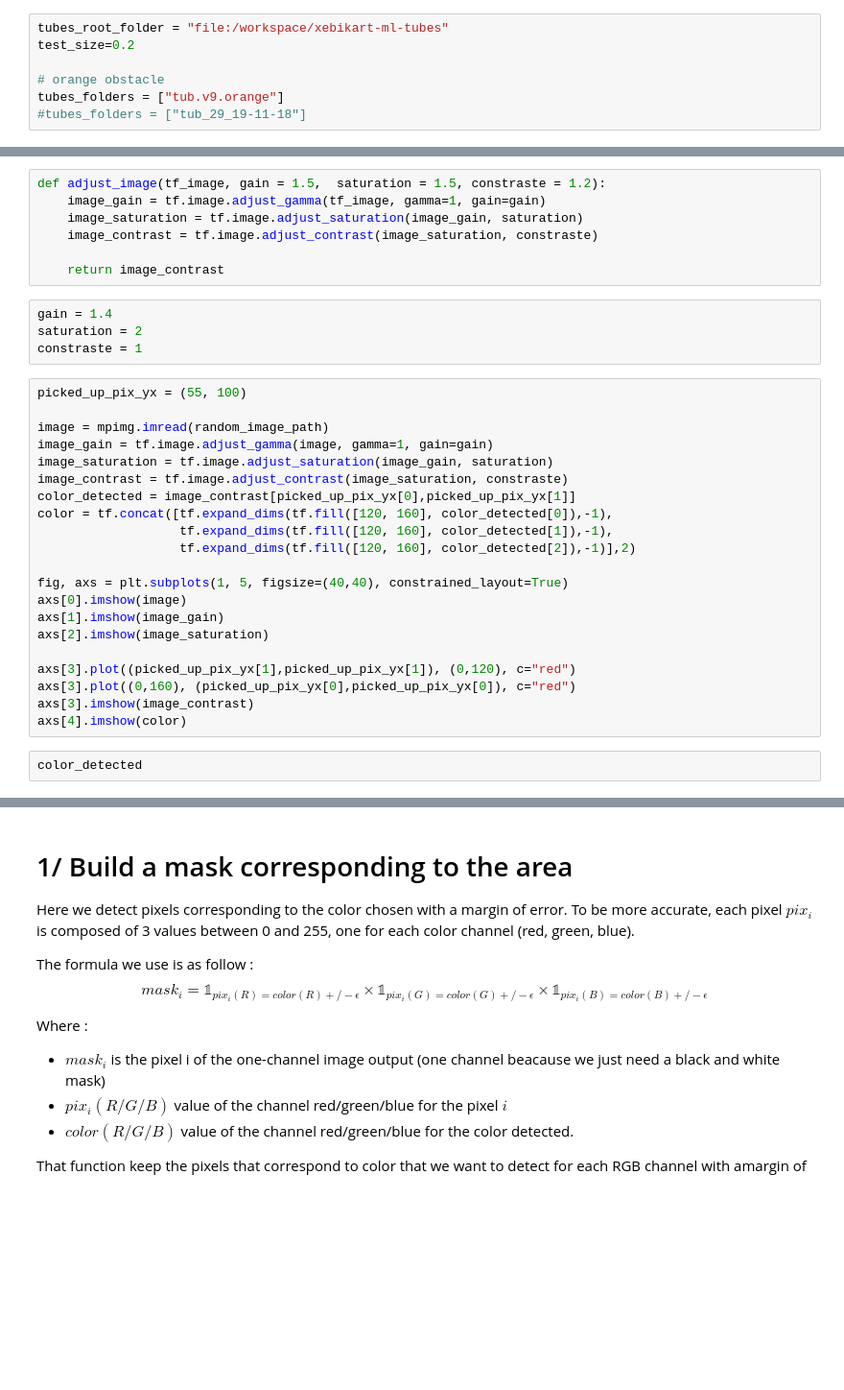
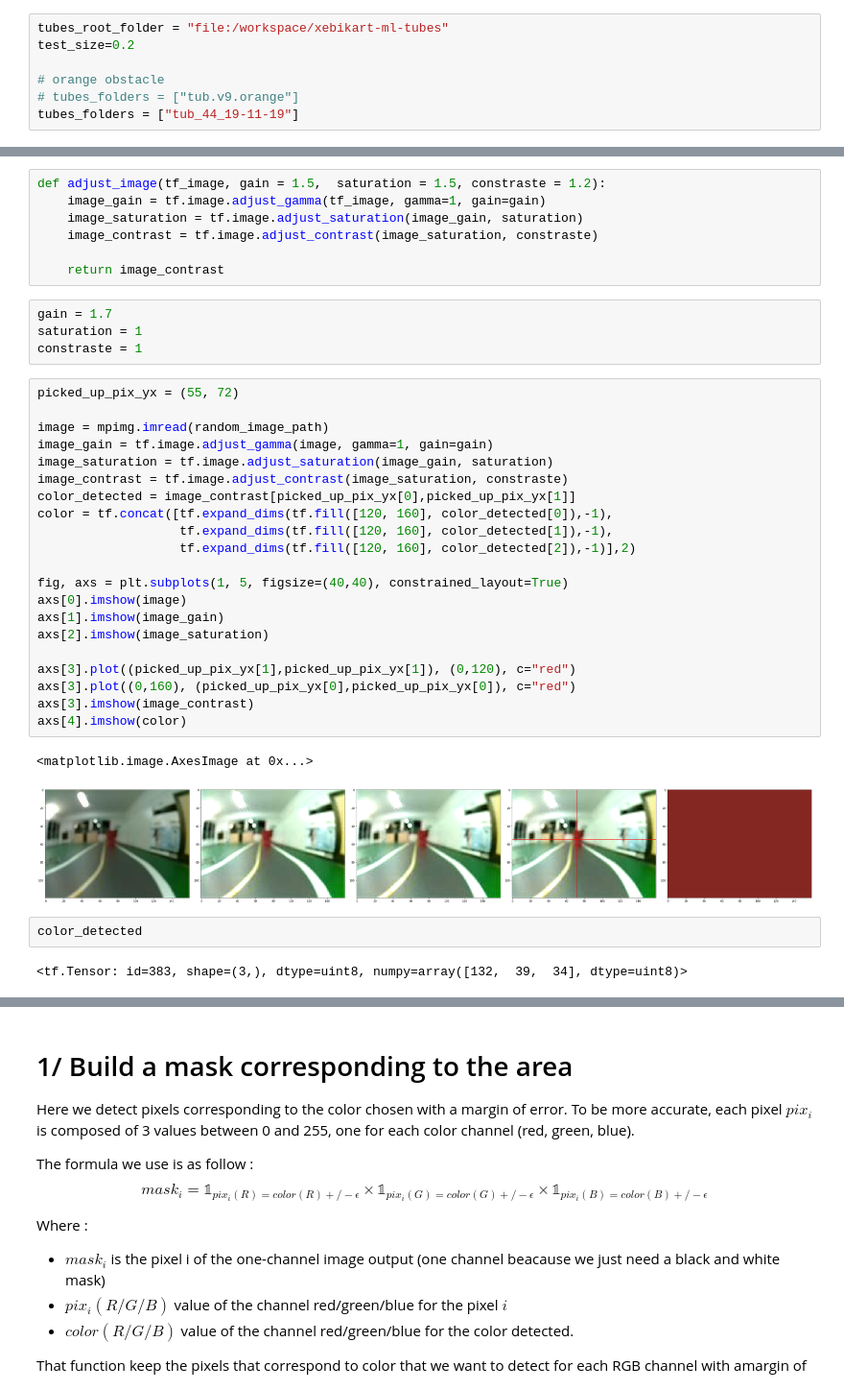
Before and after one commit to publicissapient-france/xebikart-car, a Jupyter notebook: car-ml/workspace/computer_vision/DETECT_color_area.ipynb, the cells around one changed output, grey strips where cells are left out. Shown at 96% size. Saved outputs shown, nothing was run; the diff lists cells and outputs as text; blank space fills up the shorter version.

```diff
--- a/car-ml/workspace/computer_vision/DETECT_color_area.ipynb
+++ b/car-ml/workspace/computer_vision/DETECT_color_area.ipynb
@@ -55,8 +61,8 @@ tubes_root_folder = "file:/workspace/xebikart-ml-tubes"
 test_size=0.2
 
 # orange obstacle
-tubes_folders = ["tub.v9.orange"]
-#tubes_folders = ["tub_29_19-11-18"]
+# tubes_folders = ["tub.v9.orange"]
+tubes_folders = ["tub_44_19-11-19"]
 # %% [markdown]
 ### Plot some examples
 # %%
@@ -92,32 +106,37 @@ def adjust_image(tf_image, gain = 1.5,  saturation = 1.5, constraste = 1.2):
 
     return image_contrast
 # %%
-gain = 1.4
-saturation = 2
+gain = 1.7
+saturation = 1
 constraste = 1
 # %%
-picked_up_pix_yx = (55, 100)
+picked_up_pix_yx = (55, 72)
 
 image = mpimg.imread(random_image_path)
 image_gain = tf.image.adjust_gamma(image, gamma=1, gain=gain)
 image_saturation = tf.image.adjust_saturation(image_gain, saturation)
 image_contrast = tf.image.adjust_contrast(image_saturation, constraste)
 color_detected = image_contrast[picked_up_pix_yx[0],picked_up_pix_yx[1]]
 color = tf.concat([tf.expand_dims(tf.fill([120, 160], color_detected[0]),-1),
                    tf.expand_dims(tf.fill([120, 160], color_detected[1]),-1),
                    tf.expand_dims(tf.fill([120, 160], color_detected[2]),-1)],2)
 
 fig, axs = plt.subplots(1, 5, figsize=(40,40), constrained_layout=True)
 axs[0].imshow(image)
 axs[1].imshow(image_gain)
 axs[2].imshow(image_saturation)
 
 axs[3].plot((picked_up_pix_yx[1],picked_up_pix_yx[1]), (0,120), c="red")
 axs[3].plot((0,160), (picked_up_pix_yx[0],picked_up_pix_yx[0]), c="red")
 axs[3].imshow(image_contrast)
 axs[4].imshow(color)
+# %% [output]
+<matplotlib.image.AxesImage at 0x...>
+[figure, added]
 # %%
 color_detected
+# %% [output]
+<tf.Tensor: id=383, shape=(3,), dtype=uint8, numpy=array([132,  39,  34], dtype=uint8)>
 # %%
 image_chan_r = tf.concat([tf.expand_dims(image[:,:,0],-1),
                           tf.expand_dims(tf.fill([120, 160], tf.dtypes.cast(0,tf.uint8)),-1),
```
Also changed, not shown: parts of 12 cells of this notebook.
